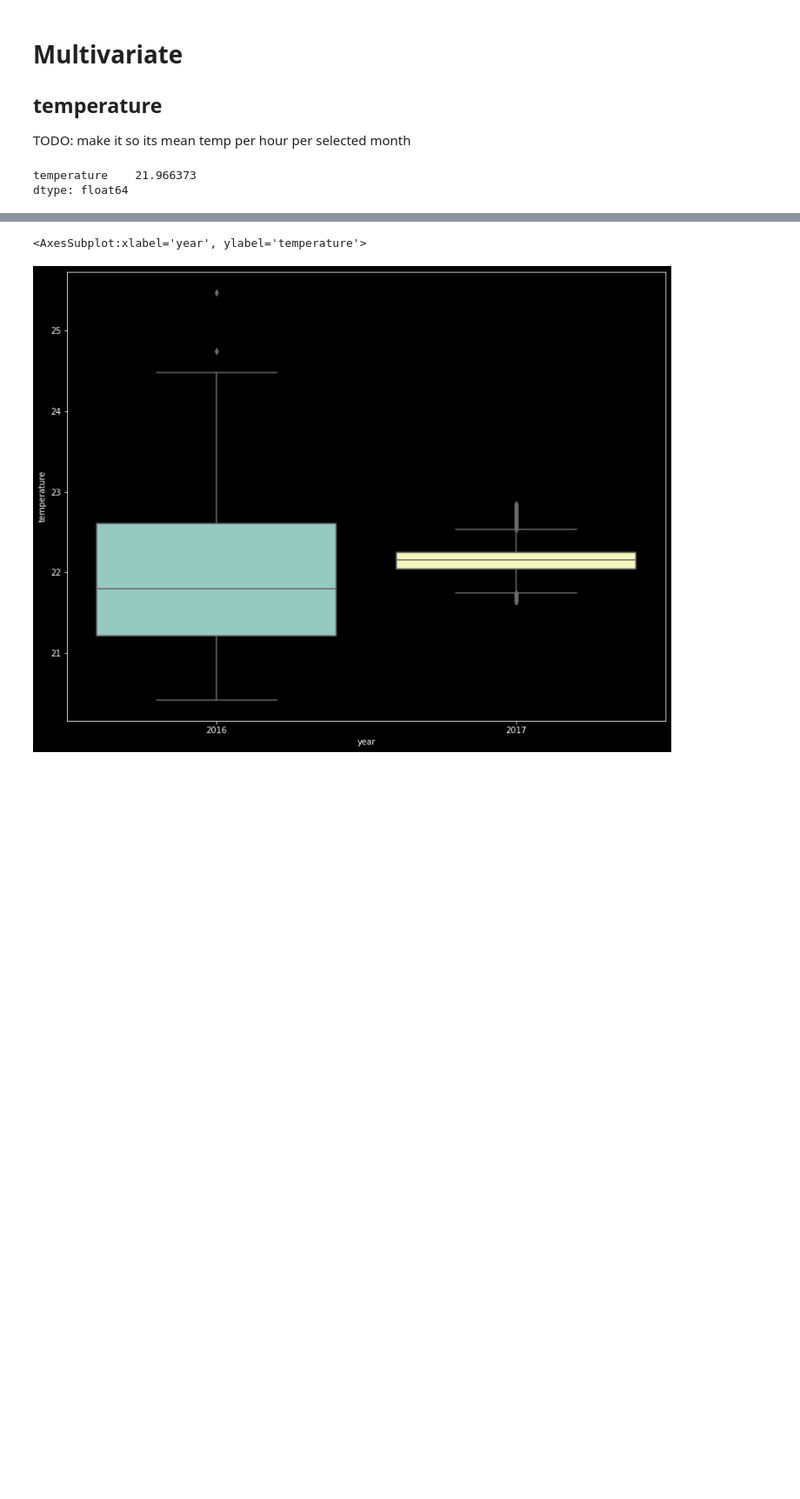
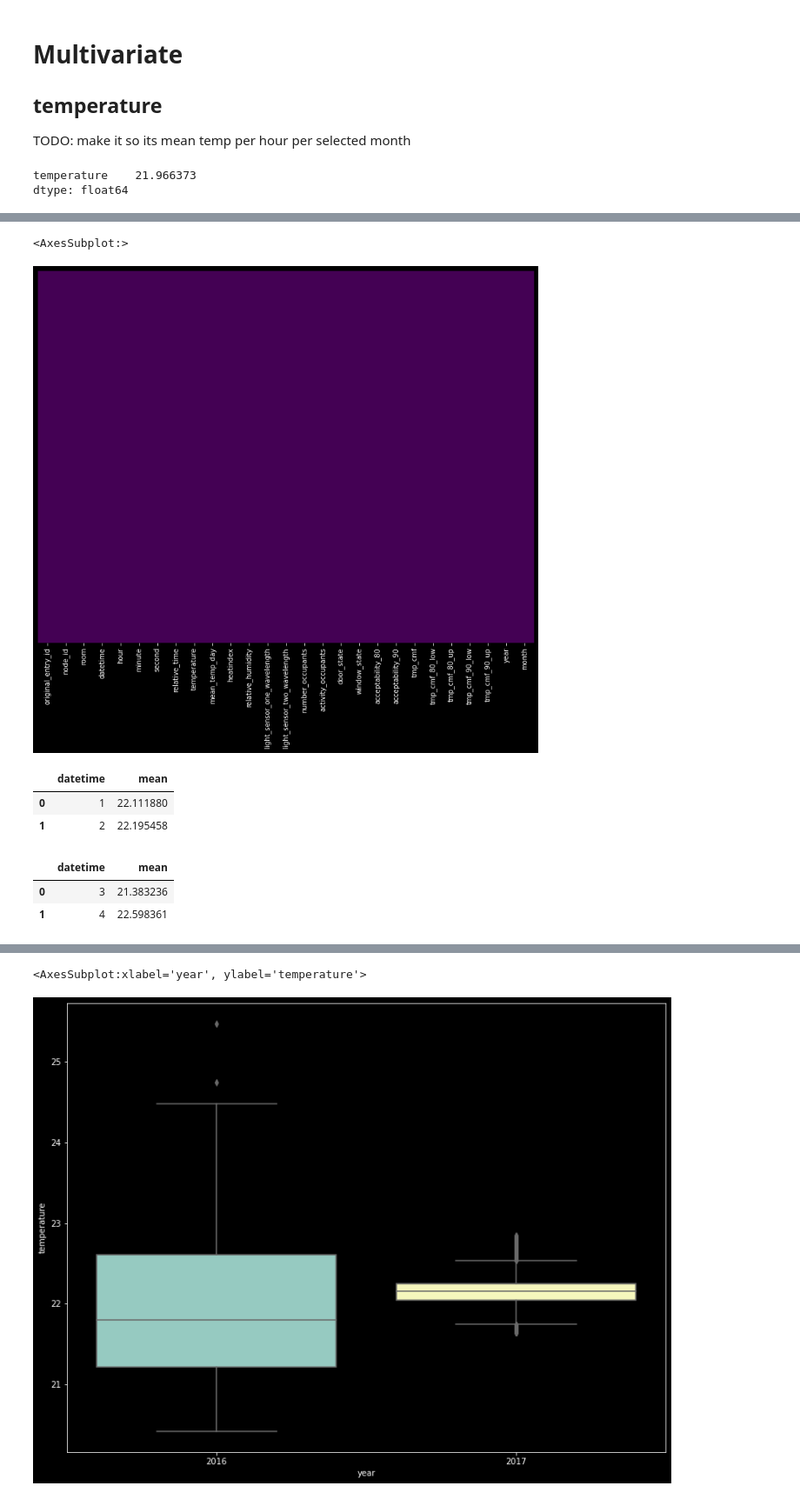
Before and after one commit to AvansETI/SmartGridAI, a Jupyter notebook: B4B Human Wellbeing Prediction/data_analysis/multivariate_analysis.ipynb, the cells around one changed output, grey strips where cells are left out. Shown: that part at 87% size. Cells and saved outputs as stored; diff of their text form; code cells hidden in the pictures; blank space fills up the shorter version.

```diff
--- a/B4B Human Wellbeing Prediction/data_analysis/multivariate_analysis.ipynb
+++ b/B4B Human Wellbeing Prediction/data_analysis/multivariate_analysis.ipynb
@@ -58,0 +103,3 @@ dtype: float64
+# %%
+date_mean_2016 = df[df['year'] == 2016]
+date_mean_2017 = df[df['year'] == 2017]
@@ -59 +138,6 @@ dtype: float64
+# %%
+sns.heatmap(date_mean_2016.isnull(), yticklabels=False, cbar=False, cmap='viridis')
+# %% [output]
+<AxesSubplot:>
+[figure, added]
 # %%
@@ -88,0 +170,12 @@ mean_dict = pd.DataFrame(data=mean_dict_both.items(), columns=['date', 'mean'])
+# %%
+mean_dict_2017
+# %% [output]
+|  | datetime | mean |
+| 0 | 1 | 22.111880 |
+| 1 | 2 | 22.195458 |
+# %%
+mean_dict_2016
+# %% [output]
+|  | datetime | mean |
+| 0 | 3 | 21.383236 |
+| 1 | 4 | 22.598361 |
```
Also changed, not shown: parts of 21 cells of this notebook, 1 other file.
